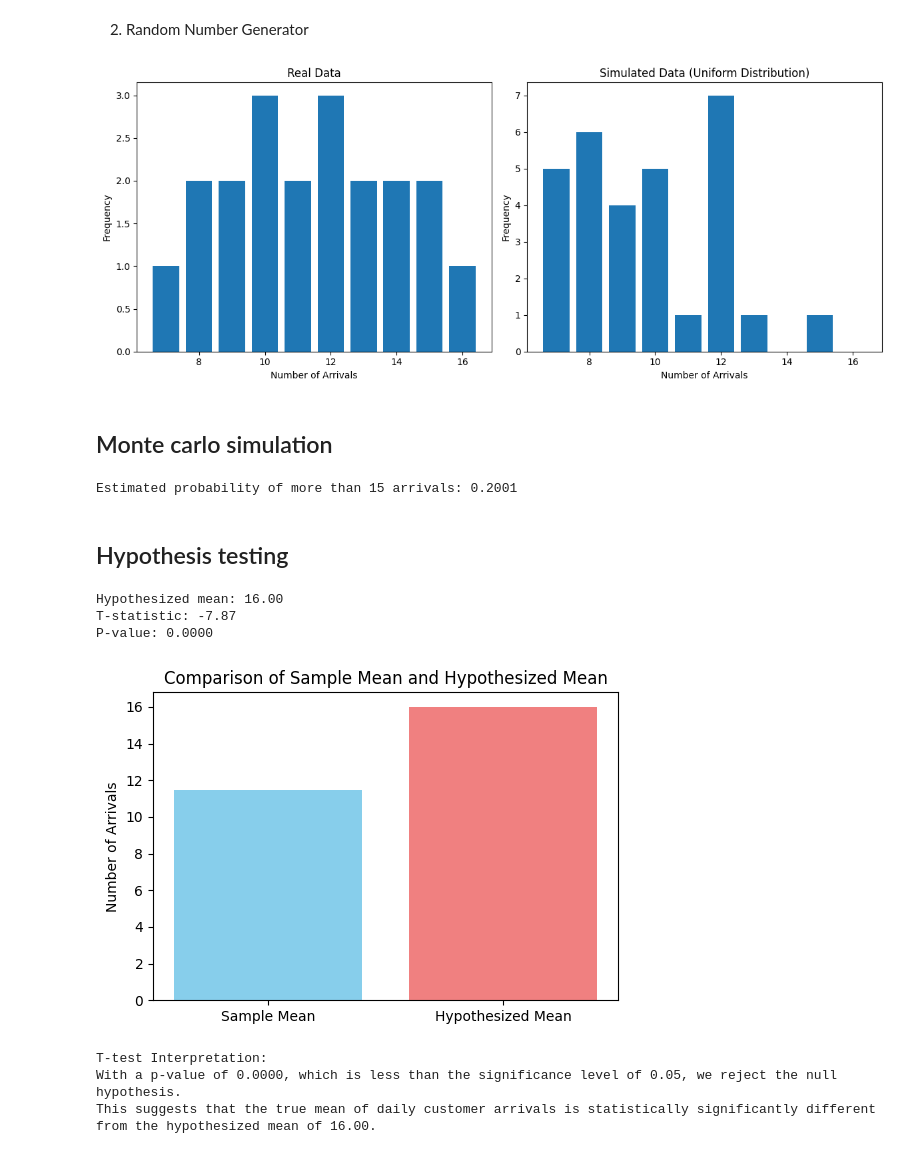
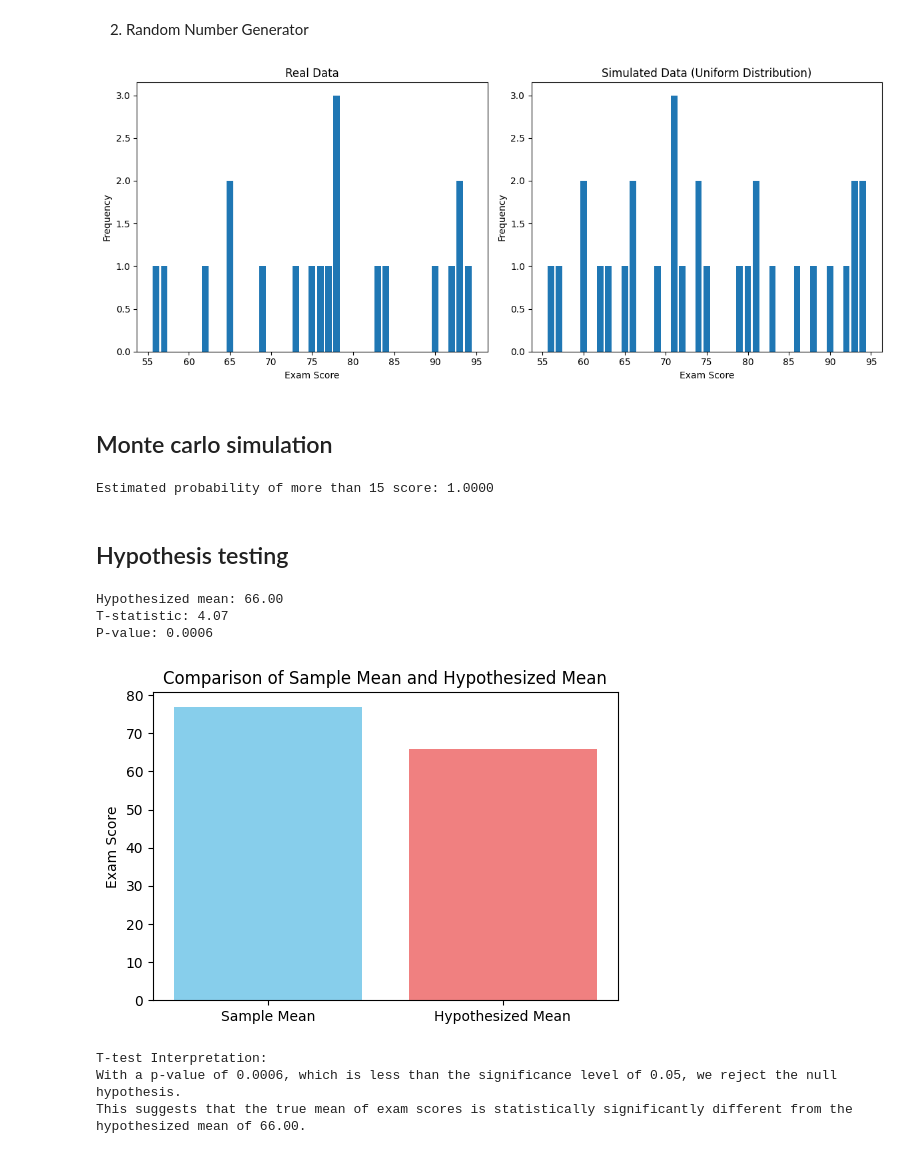
Before and after one commit to HunterAlpha7/Arnage, a Jupyter notebook: SIM_Lab_Test_0432220005101066_A1.ipynb, the cells around one changed output. Drawn from its saved outputs; the diff is of its cells as text; code cells hidden in the pictures.

```diff
--- a/SIM_Lab_Test_0432220005101066_A1.ipynb
+++ b/SIM_Lab_Test_0432220005101066_A1.ipynb
@@ -16,6 +19,6 @@ data = [
     [16, 76], [17, 56], [18, 78], [19, 84], [20, 92]
 ]
 
-df = pd.DataFrame(data, columns=['Day', 'Arrivals'])
+df = pd.DataFrame(data, columns=['Student_ID', 'Exam_Score'])
 display(df.head())
 # %% [output]
@@ -49,66 +49,64 @@ Population variance uses all data points from the entire group, while sample var
 # %%
 import numpy as np
 import matplotlib.pyplot as plt
 
-simulated_arrivals = np.random.randint(df['Arrivals'].min(), df['Arrivals'].max() + 1, size=30)
+simulated_scores = np.random.randint(df['Exam_Score'].min(), df['Exam_Score'].max() + 1, size=30)
 
 fig, axes = plt.subplots(1, 2, figsize=(12, 5))
 
-axes[0].hist(df['Arrivals'], bins=range(df['Arrivals'].min(), df['Arrivals'].max() + 2), align='left', rwidth=0.8)
+axes[0].hist(df['Exam_Score'], bins=range(df['Exam_Score'].min(), df['Exam_Score'].max() + 2), align='left', rwidth=0.8)
 axes[0].set_title("Real Data")
-axes[0].set_xlabel("Number of Arrivals")
+axes[0].set_xlabel("Exam Score")
 axes[0].set_ylabel("Frequency")
 
-axes[1].hist(simulated_arrivals, bins=range(df['Arrivals'].min(), df['Arrivals'].max() + 2), align='left', rwidth=0.8)
+axes[1].hist(simulated_scores, bins=range(df['Exam_Score'].min(), df['Exam_Score'].max() + 2), align='left', rwidth=0.8)
 axes[1].set_title("Simulated Data (Uniform Distribution)")
-axes[1].set_xlabel("Number of Arrivals")
+axes[1].set_xlabel("Exam Score")
 axes[1].set_ylabel("Frequency")
 
 plt.tight_layout()
 plt.show()
 # %% [output]
-[figure, old version]
+[figure, new version]
 # %% [markdown]
 ## Monte carlo simulation
 # %%
 num_simulations = 100000
-min_arrivals = df['Arrivals'].min()
-max_arrivals = df['Arrivals'].max()
+min_score = df['Exam_Score'].min()
+max_score = df['Exam_Score'].max()
 
-simulated_arrivals_mc = np.random.uniform(min_arrivals, max_arrivals + 1, size=num_simulations)
+simulated_scores_mc = np.random.uniform(min_score, max_score + 1, size=num_simulations)
 
-arrivals_greater_than_15 = np.sum(simulated_arrivals_mc > 15)
+scores_greater_than_15 = np.sum(simulated_scores_mc > 15)
 
-estimated_probability = arrivals_greater_than_15 / num_simulations
+estimated_probability = scores_greater_than_15 / num_simulations
 
-print(f"Estimated probability of more than 15 arrivals: {estimated_probability:.4f}")
+print(f"Estimated probability of more than 15 score: {estimated_probability:.4f}")
 # %% [output]
-Estimated probability of more than 15 arrivals: 0.2001
+Estimated probability of more than 15 score: 1.0000
 # %% [markdown]
 ## Hypothesis testing
 # %%
-
-
-# 1. Calculate the hypothesized mean
-hypothesized_mean = (066 % 50) + 50
+# 1. Calculate the hypothesized mean using ID 066
+hypothesized_mean = (66 % 50) + 50
 print(f"Hypothesized mean: {hypothesized_mean:.2f}")
 
 # 3. Perform a one-sample t-test
-t_statistic, p_value = ttest_1samp(df['Arrivals'], popmean=hypothesized_mean)
+t_statistic, p_value = ttest_1samp(df['Exam_Score'], popmean=hypothesized_mean)
 
 # 4. Print the t-statistic and p-value
 print(f"T-statistic: {t_statistic:.2f}")
 print(f"P-value: {p_value:.4f}")
 
-# 5. Create a bar plot comparing the mean_arrivals and hypothesized_mean
+# 5. Create a bar plot comparing the mean_score and hypothesized_mean
 labels = ['Sample Mean', 'Hypothesized Mean']
-values = [mean_arrivals, hypothesized_mean]
+values = [mean_score, hypothesized_mean]
 
 plt.figure(figsize=(6, 4))
 plt.bar(labels, values, color=['skyblue', 'lightcoral'])
 
 # 6. Add labels to the x and y axes and a title to the bar plot
-plt.ylabel("Number of Arrivals")
+plt.ylabel("Exam Score")
 plt.title("Comparison of Sample Mean and Hypothesized Mean")
 
 # 7. Display the plot
@@ -118,15 +116,15 @@ plt.show()
 print("\nT-test Interpretation:")
 if p_value < 0.05:
     print(f"With a p-value of {p_value:.4f}, which is less than the significance level of 0.05, we reject the null hypothesis.")
-    print(f"This suggests that the true mean of daily customer arrivals is statistically significantly different from the hypothesized mean of {hypothesized_mean:.2f}.")
+    print(f"This suggests that the true mean of exam scores is statistically significantly different from the hypothesized mean of {hypothesized_mean:.2f}.")
 else:
     print(f"With a p-value of {p_value:.4f}, which is greater than or equal to the significance level of 0.05, we fail to reject the null hypothesis.")
-    print(f"This suggests that there is not enough statistical evidence to conclude that the true mean of daily customer arrivals is significantly different from the hypothesized mean of {hypothesized_mean:.2f}.")
+    print(f"This suggests that there is not enough statistical evidence to conclude that the true mean of exam scores is significantly different from the hypothesized mean of {hypothesized_mean:.2f}.")
 # %% [output]
-Hypothesized mean: 16.00
-T-statistic: -7.87
-P-value: 0.0000
+Hypothesized mean: 66.00
+T-statistic: 4.07
+P-value: 0.0006
-[figure, old version]
+[figure, new version]
 T-test Interpretation:
-With a p-value of 0.0000, which is less than the significance level of 0.05, we reject the null hypothesis.
-This suggests that the true mean of daily customer arrivals is statistically significantly different from the hypothesized mean of 16.00.
+With a p-value of 0.0006, which is less than the significance level of 0.05, we reject the null hypothesis.
+This suggests that the true mean of exam scores is statistically significantly different from the hypothesized mean of 66.00.
```
Also changed, not shown: parts of 5 cells of this notebook.
